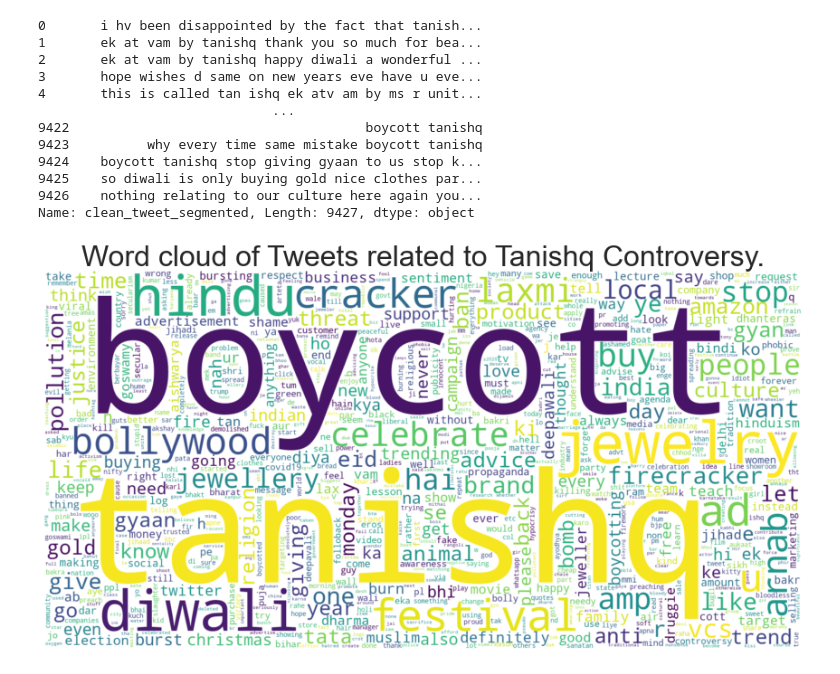
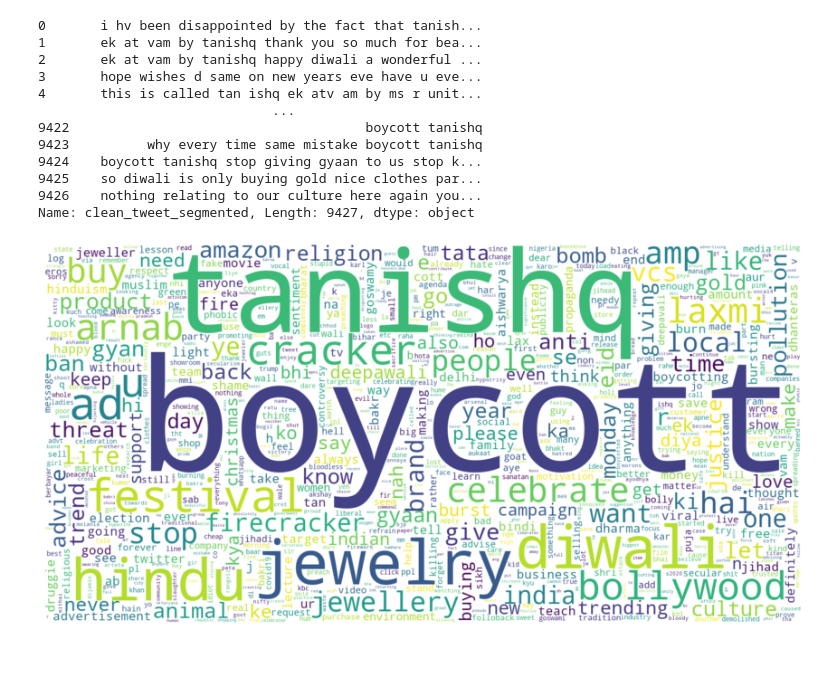
Before and after one commit to mamunm/sentiment_analysis, a Jupyter notebook: notebooks/cleaning_viz.ipynb, the cells around one changed output. Saved outputs shown, nothing was run; the diff lists cells and outputs as text; code cells hidden in the pictures.

```diff
--- a/notebooks/cleaning_viz.ipynb
+++ b/notebooks/cleaning_viz.ipynb
@@ -158,22 +158,23 @@ words_2 = " ".join(df['clean_tweet_segmented'])
 # %%
 # Without segmentations
 wcloud_2 = WordCloud(
     max_words=800,
     width=1600,
     height=800,
     background_color='white',
     stopwords=stopwords,
     collocations=False,
 ).generate(words_2)
 
 wcloud_1.generate_from_frequencies
 plt.figure(figsize=(15, 10))
 plt.axis('off')
-plt.title("Word cloud of Tweets related to Tanishq Controversy.", FontSize=32)
+#plt.title("Word cloud of Tweets related to Tanishq Controversy.", FontSize=32)
 plt.imshow(wcloud_2, interpolation="bilinear")
+plt.savefig('../images/wordcloud.png')
 plt.show()
 # %% [output]
-[figure, old version]
+[figure, new version]
 # %%
 counter = Counter(words_2.split(' '))
 # %%
```
Also changed, not shown: parts of 6 cells of this notebook, 15 other files.
